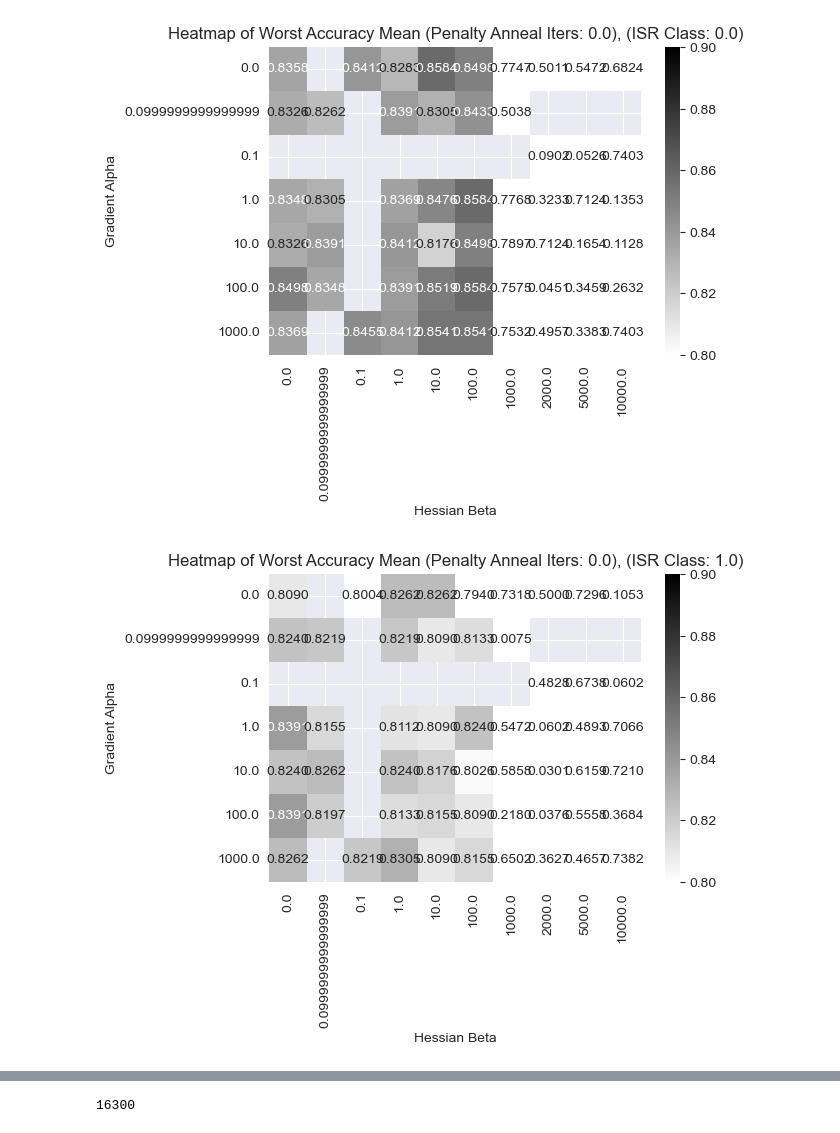
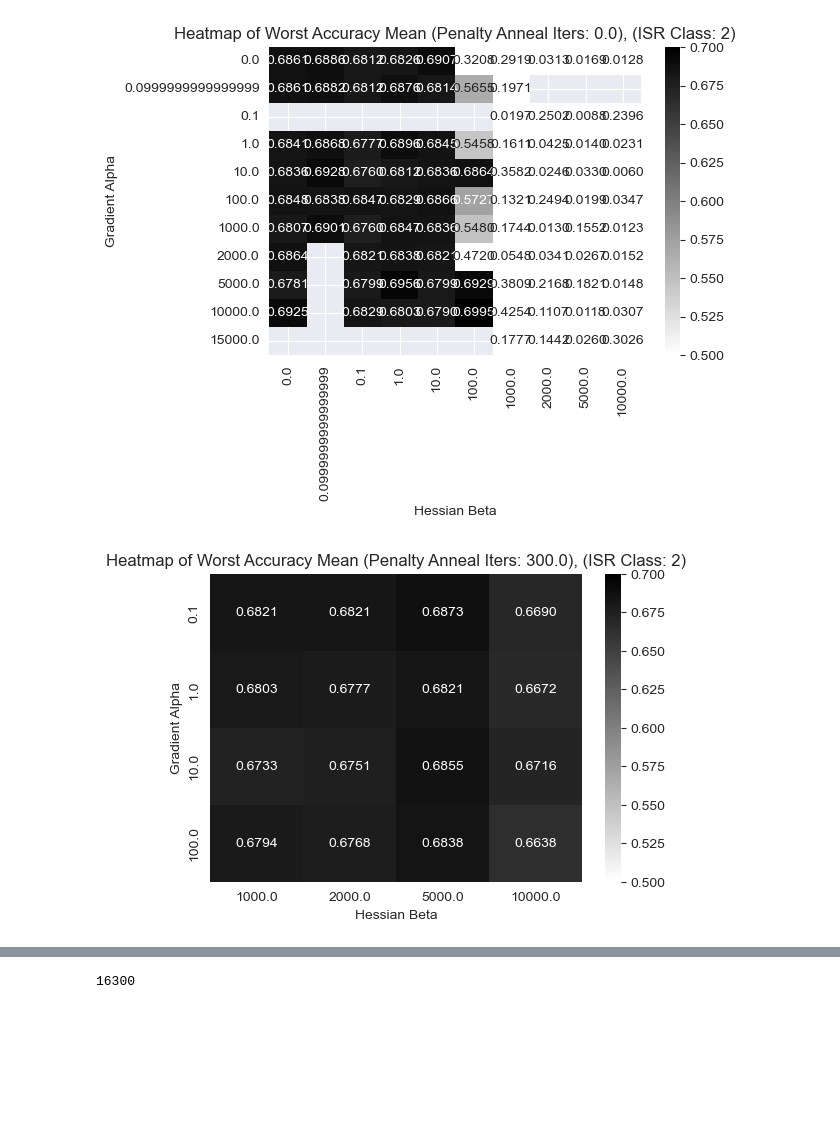
Before and after one commit to chenyuen0103/ISR, a Jupyter notebook: real_datasets/plot_results.ipynb, the cells around one changed output, grey strips where cells are left out. Saved outputs shown, nothing was run; the diff lists cells and outputs as text; code cells hidden in the pictures; blank space fills up the shorter version.

```diff
--- a/real_datasets/plot_results.ipynb
+++ b/real_datasets/plot_results.ipynb
@@ -83,8 +83,13 @@ cub_file = 'CUB_5runs_val.csv'
 celeba_file = 'CelebA_5runs_val.csv'
 multinli_file = 'MultiNLI_5runs_test.csv'
 
-df = pd.read_csv(os.path.join('./logs/ISR_Hessian_results_new', cub_file))
+cub_file_fishr = 'CUB_5runs_fishr_val.csv'
+celeba_file_fishr = 'CelebA_5runs_fishr_val.csv'
+multinli_file_fishr = 'MultiNLI_5runs_fishr_val.csv'
+
+# df = pd.read_csv(os.path.join('./logs/ISR_Hessian_results_new', cub_file))
 # df = pd.read_csv(os.path.join('./logs/ISR_Hessian_results_new', celeba_file))
+df = pd.read_csv(os.path.join('./logs/ISR_Hessian_results_new', multinli_file))
 
 if df['dataset'].iloc[0] == 'CUB':
     acc_min, acc_max = 0.8, 0.9
@@ -105,19 +110,21 @@ plt.show()
 # %%
 # We can create multiple heatmaps for each unique pairs value of 'ISR_class'and 'penalty_anneal_iters'
 from itertools import product
+df = df[df['hessian_beta'] <= 10000]
 unique_iters = product(df['penalty_anneal_iters'].unique(), df['ISR_class'].unique())
 # unique_iters = df['penalty_anneal_iters'].unique()
 
-for iters, isr_class in unique_iters:
+# for iters, isr_class in unique_iters:
+for iters, isr_class in product(df['penalty_anneal_iters'].unique(), [2]):
     sub_df = df[df['penalty_anneal_iters'] == iters]
     sub_df = sub_df[sub_df['ISR_class'] == isr_class]
     pivot_df = sub_df.pivot_table(values='worst_acc_mean', index='gradient_alpha', columns='hessian_beta', aggfunc='mean')
     plt.figure(figsize=(6, 4))
     sns.heatmap(pivot_df, annot=True, cmap=white_black_cmap, fmt=".4f", vmin=acc_min, vmax=acc_max)
     plt.title(f'Heatmap of Worst Accuracy Mean (Penalty Anneal Iters: {iters}), (ISR Class: {isr_class})')
     plt.xlabel('Hessian Beta')
     plt.ylabel('Gradient Alpha')
     plt.show()
 # %% [output]
-[figure, old version]
+[figure, new version]
-[figure, old version]
+[figure, new version]
```
Also changed, not shown: parts of 5 cells of this notebook, 1 other file.
